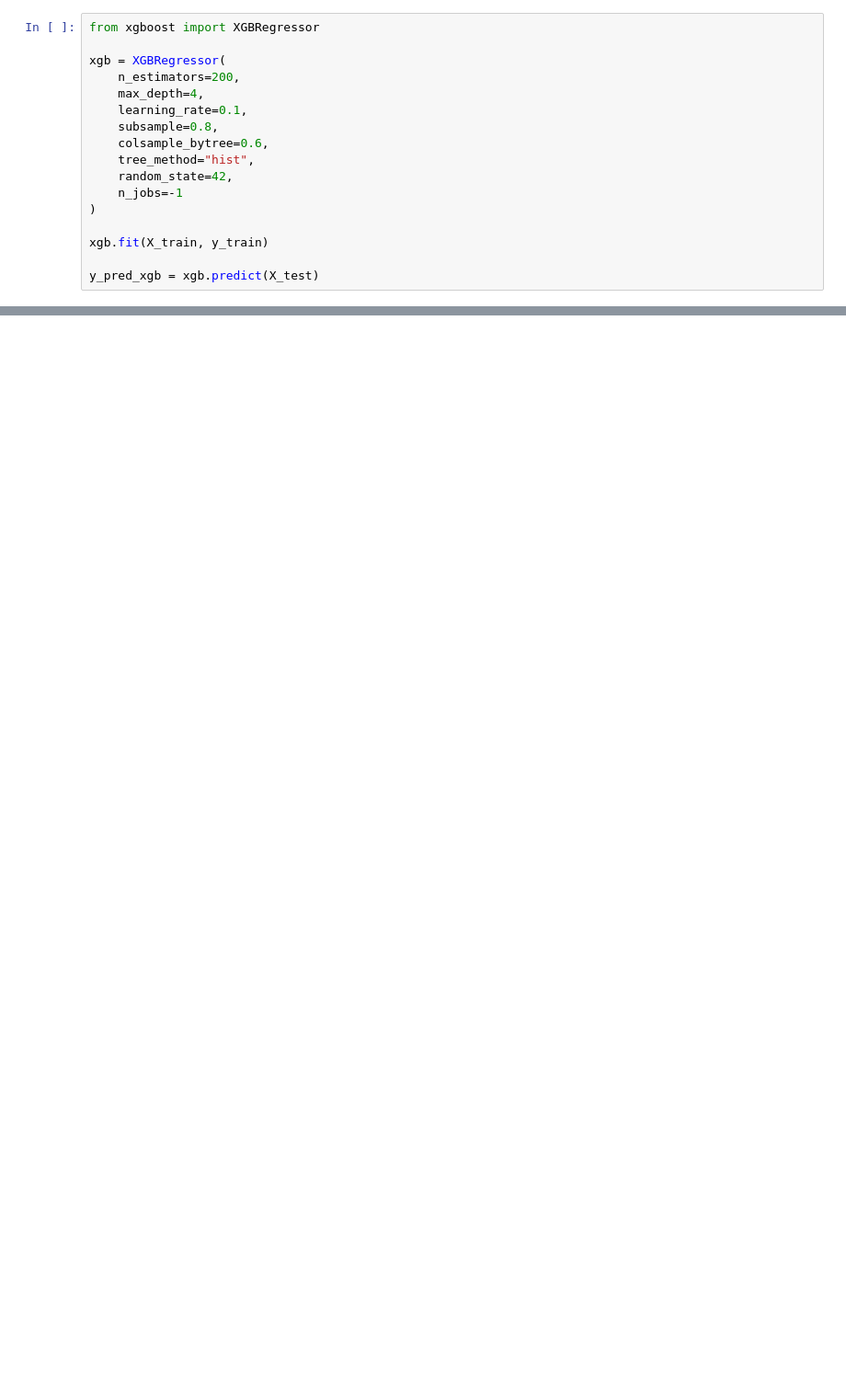
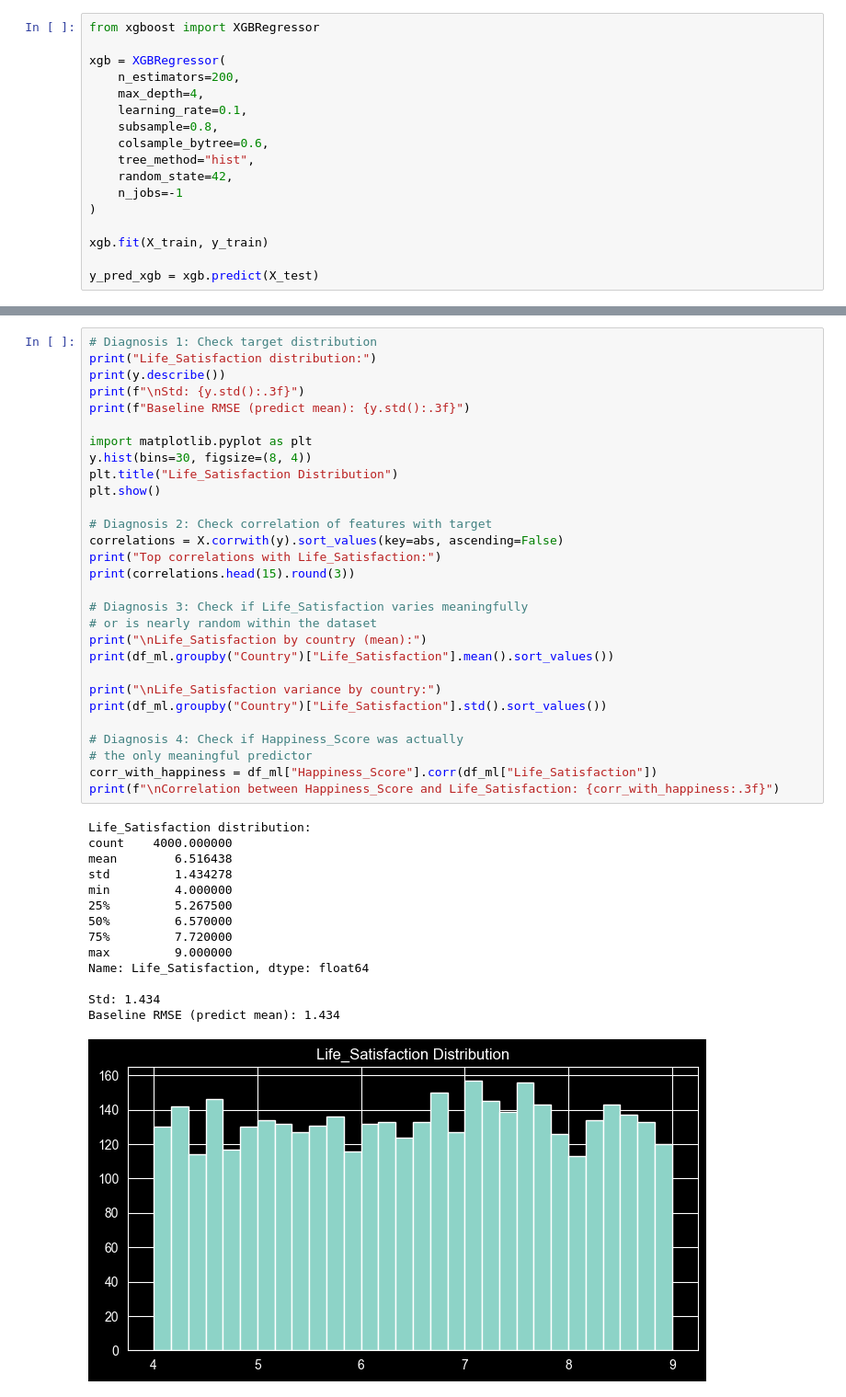
Before and after one commit to mateidiana/WellBeingModelling, a Jupyter notebook: notebooks/baseline_models/02_4_baseline_models_world_happiness.ipynb, the cells around one changed output, grey strips where cells are left out. Shown at 92% size. Drawn from its saved outputs; the diff is of its cells as text; blank space fills up the shorter version.

```diff
--- a/notebooks/baseline_models/02_4_baseline_models_world_happiness.ipynb
+++ b/notebooks/baseline_models/02_4_baseline_models_world_happiness.ipynb
@@ -308,0 +310,44 @@ plt.show()
+# %%
+# Diagnosis 1: Check target distribution
+print("Life_Satisfaction distribution:")
+print(y.describe())
+print(f"\nStd: {y.std():.3f}")
+print(f"Baseline RMSE (predict mean): {y.std():.3f}")
+
+import matplotlib.pyplot as plt
+y.hist(bins=30, figsize=(8, 4))
+plt.title("Life_Satisfaction Distribution")
+plt.show()
+
+# Diagnosis 2: Check correlation of features with target
+correlations = X.corrwith(y).sort_values(key=abs, ascending=False)
+print("Top correlations with Life_Satisfaction:")
+print(correlations.head(15).round(3))
+
+# Diagnosis 3: Check if Life_Satisfaction varies meaningfully
+# or is nearly random within the dataset
+print("\nLife_Satisfaction by country (mean):")
+print(df_ml.groupby("Country")["Life_Satisfaction"].mean().sort_values())
+
+print("\nLife_Satisfaction variance by country:")
+print(df_ml.groupby("Country")["Life_Satisfaction"].std().sort_values())
+
+# Diagnosis 4: Check if Happiness_Score was actually
+# the only meaningful predictor
+corr_with_happiness = df_ml["Happiness_Score"].corr(df_ml["Life_Satisfaction"])
+print(f"\nCorrelation between Happiness_Score and Life_Satisfaction: {corr_with_happiness:.3f}")
+# %% [output]
+Life_Satisfaction distribution:
+count    4000.000000
+mean        6.516438
+std         1.434278
+min         4.000000
+25%         5.267500
+50%         6.570000
+75%         7.720000
+max         9.000000
+Name: Life_Satisfaction, dtype: float64
+
+Std: 1.434
+Baseline RMSE (predict mean): 1.434
+[figure, added]
```
Also changed, not shown: parts of 38 cells of this notebook, 6 other files.
